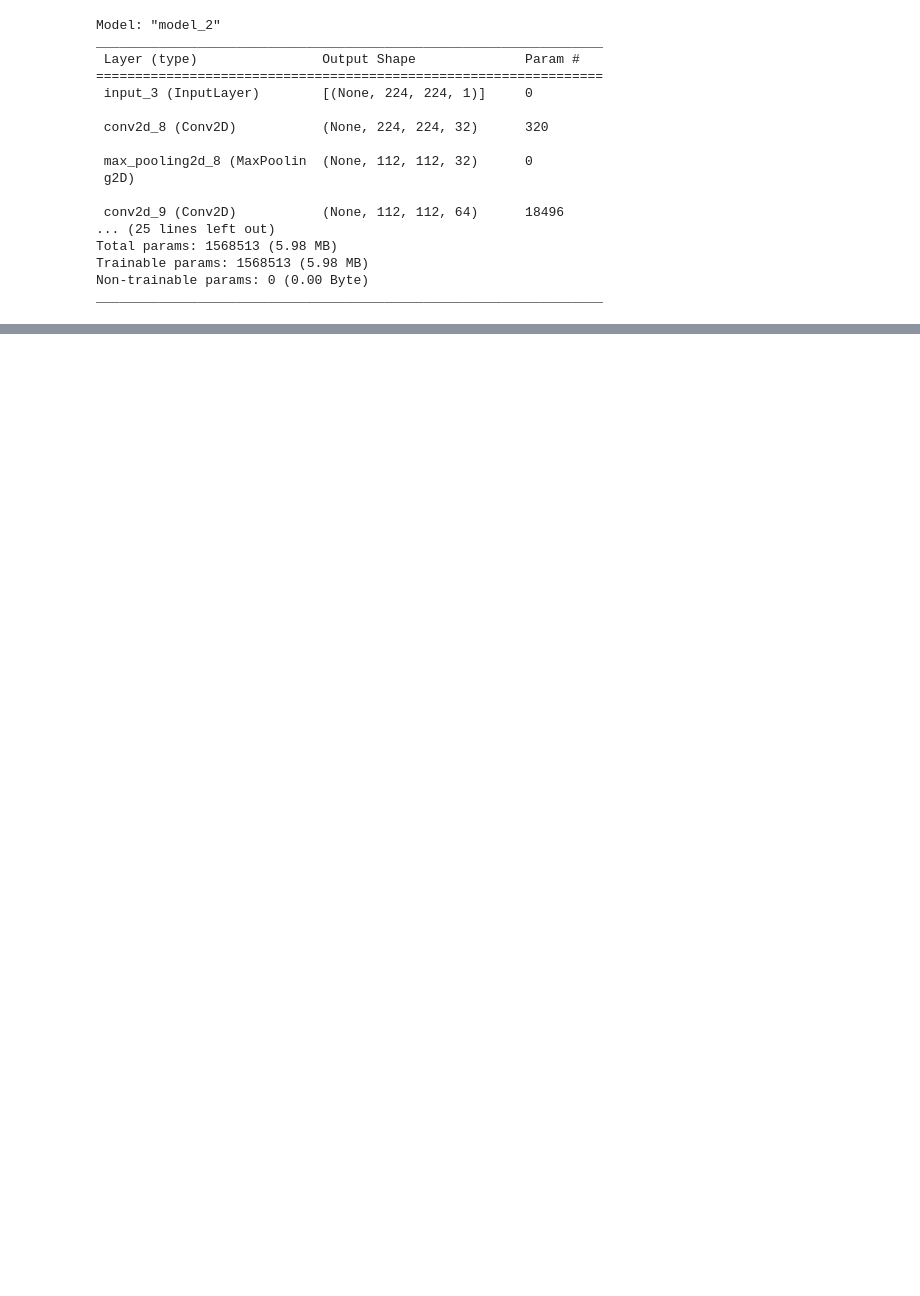
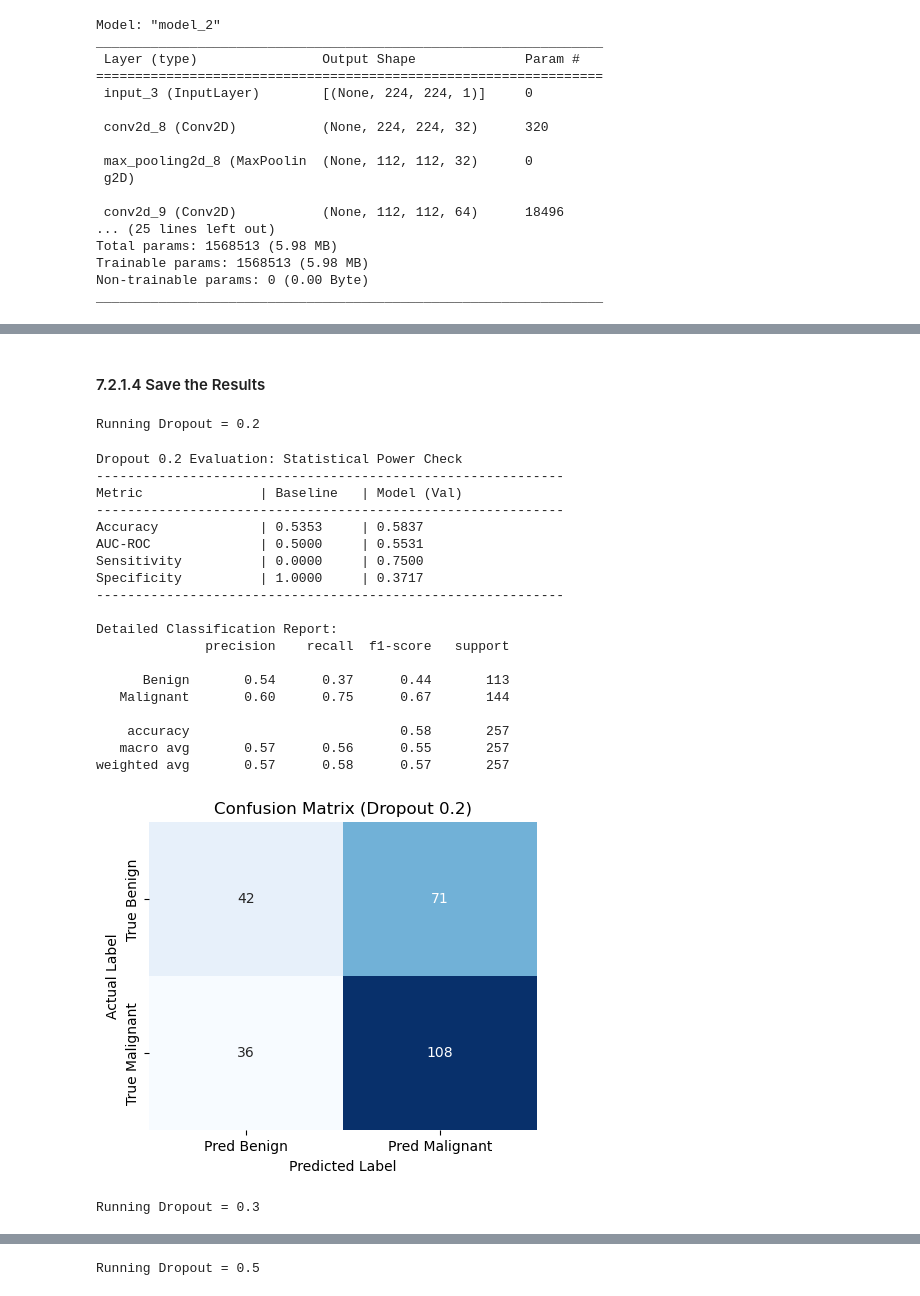
Before and after one commit to A-S-Yong/FYP, a Jupyter notebook: notebooks/Final_V1.ipynb, the cells around one changed output, grey strips where cells are left out. Saved outputs shown, nothing was run; the diff lists cells and outputs as text; code cells hidden in the pictures; blank space fills up the shorter version.

```diff
--- a/notebooks/Final_V1.ipynb
+++ b/notebooks/Final_V1.ipynb
@@ -943,0 +2117,2 @@ Whilst Global Average Pooling mitigated severe overfitting, the remaining genera
+# %% [markdown]
+#### 7.2.1.4 Save the Results
@@ -943,0 +2131,73 @@ Whilst Global Average Pooling mitigated severe overfitting, the remaining genera
+# %%
+dropout_rates = [0.2, 0.3, 0.5]
+
+dropout_results = {}
+
+for rate in dropout_rates:
+    print(f"\nRunning Dropout = {rate}")
+
+    model = build_gap_dropout_model(rate)
+
+    callbacks = [
+        keras.callbacks.ModelCheckpoint(
+            f"step7_dropout_{rate}.keras",
+            monitor="val_auc",
+            save_best_only=True,
+            mode="max",
+            verbose=0
+        ),
+        early_stopping
+    ]
+
+    pbar = tqdm(total=100, desc=f"Dropout {rate}")
+
+    history = model.fit(
+        train_gen,
+        epochs=100,
+        validation_data=val_gen,
+        class_weight=class_weights_dict,
+        callbacks=callbacks + [TqdmCallback(pbar)],
+        verbose=0
+    )
+
+    pbar.close()
+
+    # Load the best checkpointed weights
+    model.load_weights(f"step7_dropout_{rate}.keras")
+
+    # Plot
+    plot_training_history(history, title_prefix=f"Step 7.2 Dropout {rate}")
+
+    plt.show()
+    plt.close("all")
+
+    # Evaluate and store metrics (now using best weights)
+    stats = eval_model_perf(
+        model,
+        val_gen,
+        step_name=f"Dropout {rate}",
+        baseline_acc=majority_baseline_acc
+    )
+# %% [output]
+Running Dropout = 0.2
+Dropout 0.2 Evaluation: Statistical Power Check
+------------------------------------------------------------
+Metric               | Baseline   | Model (Val)
+------------------------------------------------------------
+Accuracy             | 0.5353     | 0.5837
+AUC-ROC              | 0.5000     | 0.5531
+Sensitivity          | 0.0000     | 0.7500
+Specificity          | 1.0000     | 0.3717
+------------------------------------------------------------
+
+Detailed Classification Report:
+              precision    recall  f1-score   support
+
+      Benign       0.54      0.37      0.44       113
+   Malignant       0.60      0.75      0.67       144
+
+    accuracy                           0.58       257
+   macro avg       0.57      0.56      0.55       257
+weighted avg       0.57      0.58      0.57       257
+[figure, added]
+Running Dropout = 0.3
@@ -943,0 +2224 @@ Whilst Global Average Pooling mitigated severe overfitting, the remaining genera
+Running Dropout = 0.5
```
Also changed, not shown: parts of 76 cells of this notebook.
